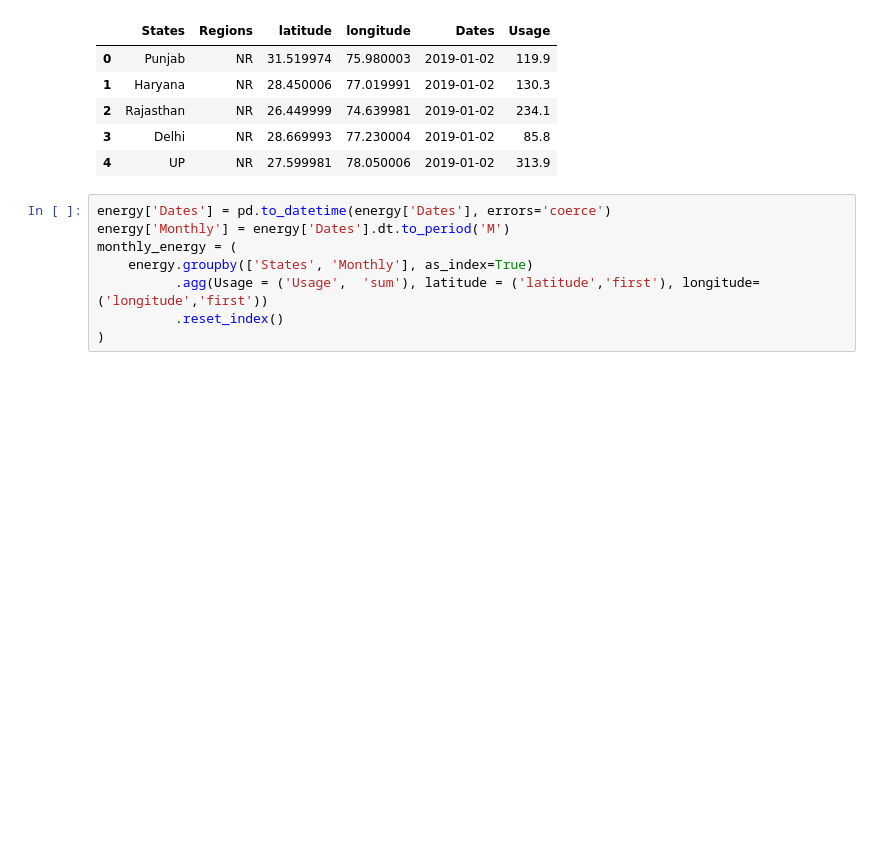
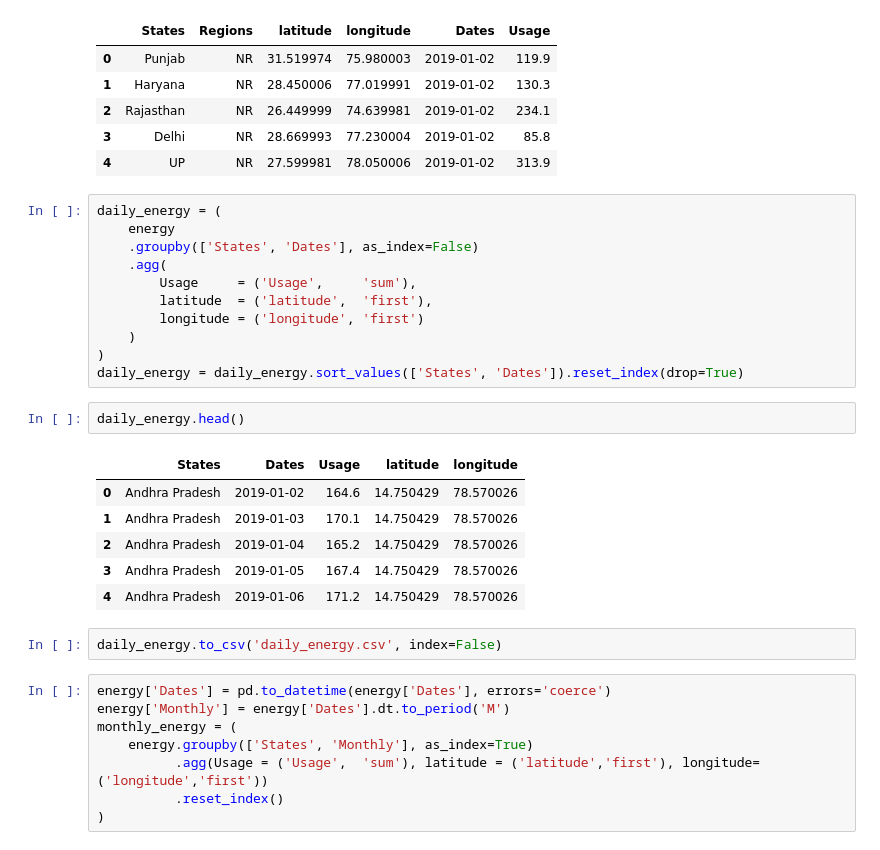
Before and after one commit to kvv1618/neuralnetworks, a Jupyter notebook: data/EDA.ipynb, the cells around one changed output. Drawn from its saved outputs; the diff is of its cells as text; blank space fills up the shorter version.

```diff
--- a/data/EDA.ipynb
+++ b/data/EDA.ipynb
@@ -112,6 +135,28 @@ energy.head()
 | 2 | Rajasthan | NR | 26.449999 | 74.639981 | 2019-01-02 | 234.1 |
 | 3 | Delhi | NR | 28.669993 | 77.230004 | 2019-01-02 | 85.8 |
 | 4 | UP | NR | 27.599981 | 78.050006 | 2019-01-02 | 313.9 |
+# %%
+daily_energy = (
+    energy
+    .groupby(['States', 'Dates'], as_index=False)
+    .agg(
+        Usage     = ('Usage',     'sum'),
+        latitude  = ('latitude',  'first'),
+        longitude = ('longitude', 'first')
+    )
+)
+daily_energy = daily_energy.sort_values(['States', 'Dates']).reset_index(drop=True)
+# %%
+daily_energy.head()
+# %% [output]
+|  | States | Dates | Usage | latitude | longitude |
+| 0 | Andhra Pradesh | 2019-01-02 | 164.6 | 14.750429 | 78.570026 |
+| 1 | Andhra Pradesh | 2019-01-03 | 170.1 | 14.750429 | 78.570026 |
+| 2 | Andhra Pradesh | 2019-01-04 | 165.2 | 14.750429 | 78.570026 |
+| 3 | Andhra Pradesh | 2019-01-05 | 167.4 | 14.750429 | 78.570026 |
+| 4 | Andhra Pradesh | 2019-01-06 | 171.2 | 14.750429 | 78.570026 |
+# %%
+daily_energy.to_csv('daily_energy.csv', index=False)
 # %%
 energy['Dates'] = pd.to_datetime(energy['Dates'], errors='coerce')
 energy['Monthly'] = energy['Dates'].dt.to_period('M')
```
Also changed, not shown: parts of 6 cells of this notebook.
